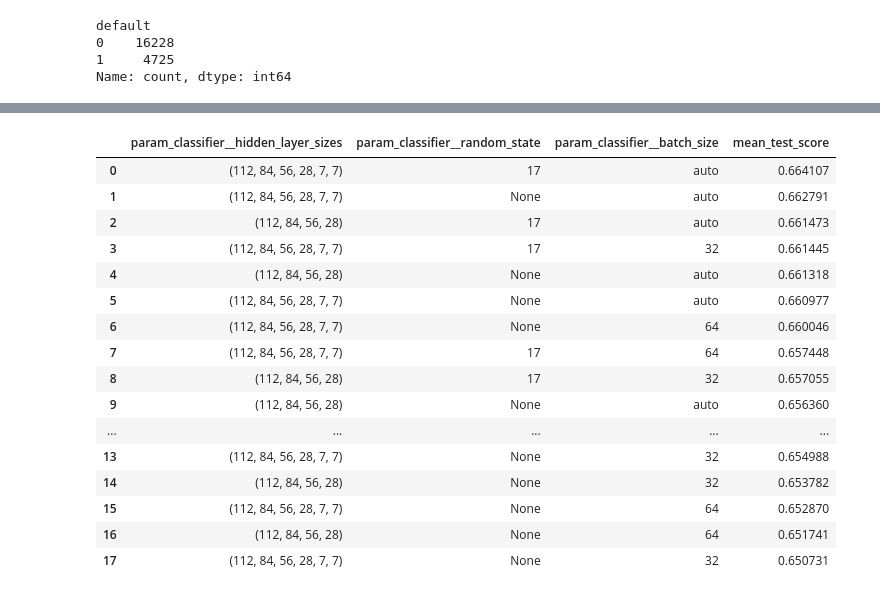
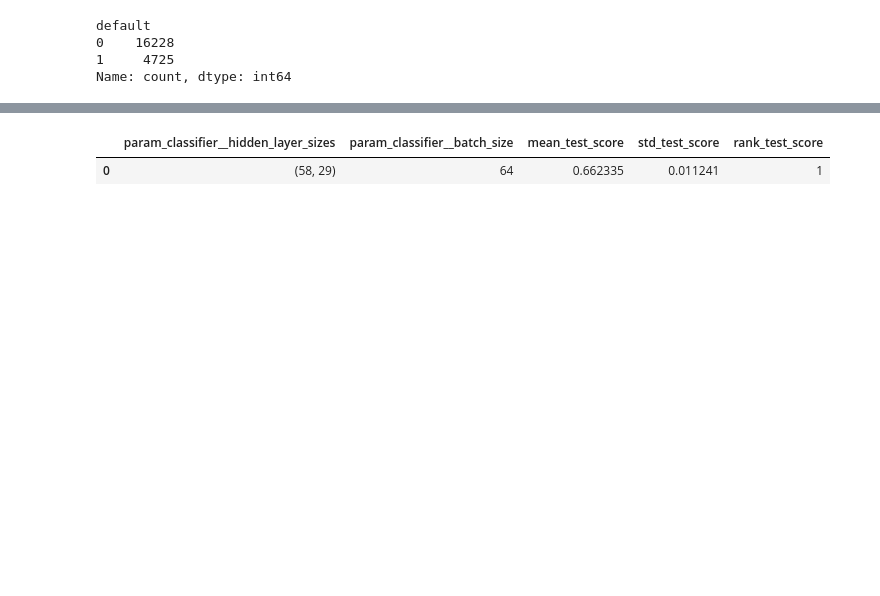
Before and after one commit to 2024-2-analitica-predictiva/2024-2-LAB-04-prediccion-del-default-usando-mlp-Felipe-Arikpa, a Jupyter notebook: homework/notebook.ipynb, the cells around one changed output, grey strips where cells are left out. Drawn from its saved outputs; the diff is of its cells as text; code cells hidden in the pictures; blank space fills up the shorter version.

```diff
--- a/homework/notebook.ipynb
+++ b/homework/notebook.ipynb
@@ -80,8 +84,7 @@ categorical_columns = x_train.select_dtypes(include='category').columns.to_list(
 
 column_transformer = ColumnTransformer(
     [
-        #('categories', OneHotEncoder(drop='if_binary', handle_unknown='ignore', sparse_output=False), categorical_columns),
-        ('categories', OneHotEncoder(handle_unknown='ignore', sparse_output=False), categorical_columns),
+        ('categories', OneHotEncoder(drop='if_binary', max_categories=6, handle_unknown='infrequent_if_exist', sparse_output=False), categorical_columns),
     ],
     remainder=StandardScaler()
 )
@@ -91,7 +94,7 @@ pipe = Pipeline(steps=
         ('preprocessor', column_transformer),
         ('dimensionality_reducter', PCA()),
         ('k_best_selector', SelectKBest(score_func=f_classif, k='all')),
-        ('classifier', MLPClassifier(solver='adam', early_stopping=True, random_state=17, learning_rate='adaptive', max_iter=1000))
+        ('classifier', MLPClassifier(solver='adam', early_stopping=True, random_state=17, learning_rate='adaptive', max_iter=7000))
     ]
 )
 
@@ -312,28 +305,10 @@ import numpy as np
 # scoring = make_scorer(custom_metric)
 
 
-# param_grid = {
-#     'classifier__hidden_layer_sizes': [
-#           (i, j, k, l)
-#           for i in range(108, 117)]
-#           for j in range(80, 89)]
-#           for k in range(52, 61)]
-#           for l in range(24, 33)]
-# }
-
-#Mejores resultados hasta ahora:
-#[(308, 280, 252, 224, 196, 168, 140, 112, 84, 56, 28)]
-#[(112, 84, 56, 28)]
-#(112, 84, 56, 28, 7, 7)
-#[(308, 280, 252, 224, 196, 168, 140, 112, 84, 56, 28, 5, 4, 3)]
-
 param_grid = {
-    'classifier__hidden_layer_sizes': [(112, 84, 56, 28), ((112, 84, 56, 28, 7, 7))],
-    #'k_best_selector__k': list(range(27, 29)),
-    #'classifier__alpha': [0, 0.001, 0.01, 0.1, 1, 2, 3],
-    #'classifier__alpha': np.arange(0.0001, 0.00011, 0.00001),
-    'classifier__random_state': [None, None, 17],
-    'classifier__batch_size': ['auto', 64, 32]
+    'classifier__hidden_layer_sizes': [(58, 29)],
+    'classifier__batch_size': [64],
+    #'classifier__alpha': np.arange(0.01, 0.02, 0.01),
 }
 
 model = GridSearchCV(
@@ -399,36 +380,20 @@ f1 score test: 0.5030995106035889
 # %%
-results = pd.DataFrame(model.cv_results_)
+results = pd.DataFrame(model.cv_results_).sort_values('rank_test_score').reset_index(drop=True)
 
 results = results[
     [
-        #'param_k_best_selector__k',
-        #'param_classifier__alpha',
         'param_classifier__hidden_layer_sizes',
-        'param_classifier__random_state',
         'param_classifier__batch_size',
-        'mean_test_score'
+        'mean_test_score',
+        'std_test_score',
+        'rank_test_score'
     ]
 ].sort_values('mean_test_score', ascending=False).reset_index(drop=True)
 
-results.head(50)
+results
 # %% [output]
-|  | param_classifier__hidden_layer_sizes | param_classifier__random_state | param_classifier__batch_size | mean_test_score |
-| 0 | (112, 84, 56, 28, 7, 7) | 17 | auto | 0.664107 |
-| 1 | (112, 84, 56, 28, 7, 7) | None | auto | 0.662791 |
-| 2 | (112, 84, 56, 28) | 17 | auto | 0.661473 |
-| 3 | (112, 84, 56, 28, 7, 7) | 17 | 32 | 0.661445 |
-| 4 | (112, 84, 56, 28) | None | auto | 0.661318 |
-| 5 | (112, 84, 56, 28, 7, 7) | None | auto | 0.660977 |
-| 6 | (112, 84, 56, 28, 7, 7) | None | 64 | 0.660046 |
-| 7 | (112, 84, 56, 28, 7, 7) | 17 | 64 | 0.657448 |
-| 8 | (112, 84, 56, 28) | 17 | 32 | 0.657055 |
-| 9 | (112, 84, 56, 28) | None | auto | 0.656360 |
-| ... | ... | ... | ... | ... |
-| 13 | (112, 84, 56, 28, 7, 7) | None | 32 | 0.654988 |
-| 14 | (112, 84, 56, 28) | None | 32 | 0.653782 |
-| 15 | (112, 84, 56, 28, 7, 7) | None | 64 | 0.652870 |
-| 16 | (112, 84, 56, 28) | None | 64 | 0.651741 |
-| 17 | (112, 84, 56, 28, 7, 7) | None | 32 | 0.650731 |
+|  | param_classifier__hidden_layer_sizes | param_classifier__batch_size | mean_test_score | std_test_score | rank_test_score |
+| 0 | (58, 29) | 64 | 0.662335 | 0.011241 | 1 |
 # %%
 # from sklearn.model_selection import TunedThresholdClassifierCV
 
```
Also changed, not shown: parts of 10 cells of this notebook, 2 other files.
